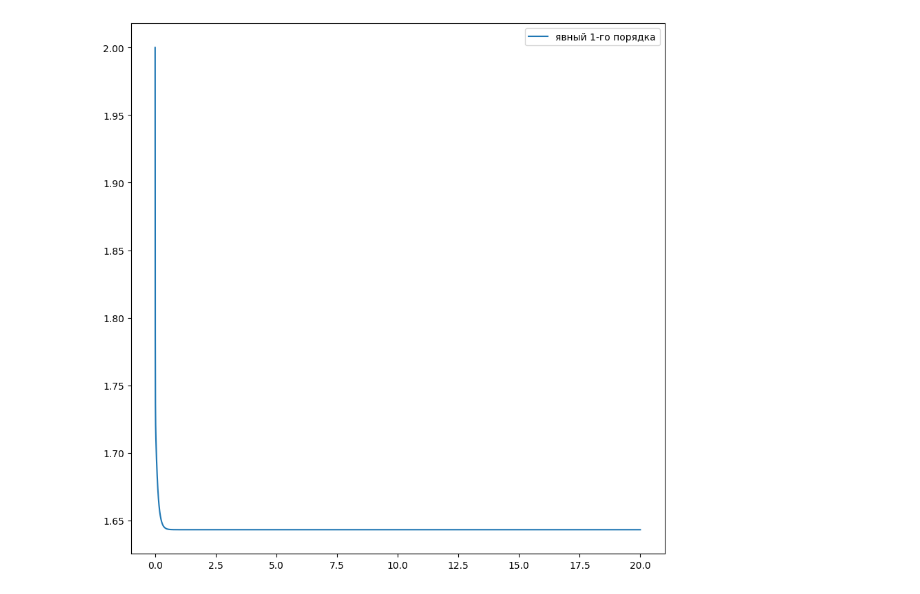
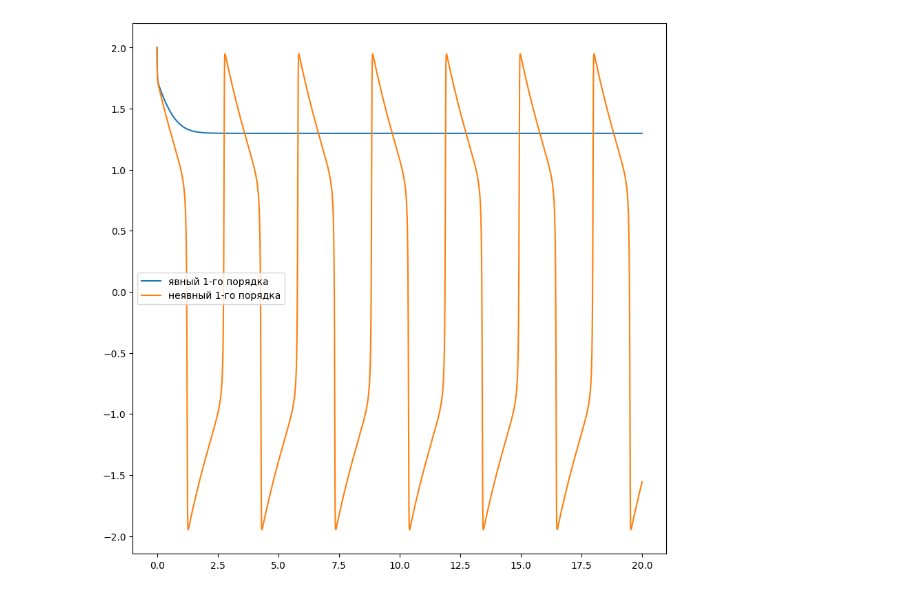
Before and after one commit to ArnautovPeter/projectPractice, a Jupyter notebook: code.ipynb, the cells around one changed output. Drawn from its saved outputs; the diff is of its cells as text; code cells hidden in the pictures.

```diff
--- a/code.ipynb
+++ b/code.ipynb
@@ -3,48 +3,60 @@ import matplotlib.pyplot as plt
 import sympy as sym
 import numpy as np
 import math
+# %%
+def newtonsMethod(a, c, T, y, b, x):
+    l = [x]
+    for i in range(100):
+        xn = l[-1]
+        f = -xn+(-a*(xn**3/3-xn)+a*((-xn+c)*T+y)/(1+b*T))*T+x
+        g = -1+a*T*(-T/(b*T+1)-xn**2+1)
+        l.append(l[-1] - f/g)
+    return l[-1]
 # %%
-s_t, s_x, s_y, s_z = 0, 0, 0, 0
-C1 = 1
-C2 = 2
-x_d = (C1+3*C2*s_t) * math.e**(2*s_t)
-y_d = (C2 - C1 - 3 * C2 * s_t) * math.e**(2*s_t)
-
-T = 0.001
+T = 0.0001
 Tl = 0
-
-x_deriv = s_x + s_z - s_y
-y_deriv = s_x + s_y - s_z
-z_deriv = 2 * s_x - s_y
 
 t_start = 0
 t_finish = 20
 
-a = 100
-c = 0.5
-b = 1
-tn = t_start
-t = tn + T
-arrayx1 = [2]
-arrayy1 = [0]
-tl = [tn]
-while t <= t_finish:
-    tl.append(t)
-    t += T
-for i in range(1, len(tl)):
-    t = tl[i]
-    xvn = arrayx1[-1]
-    yvn = arrayy1[-1]
-    #явный метод 1-го порядка
-    xn1 = T*(-a*((xvn**3)/3-xvn)+a*yvn) + xvn
-    yn1 = T*(-xvn - b*yvn) + yvn
-    arrayx1.append(xn1)
-    arrayy1.append(yn1)
+for a in range(1, 1000, 500):
+    # b /= 1000
+    a = 50
+    c = 0.5
+    b = 1.4
+    tn = t_start
+    t = tn + T
+    arrayx1 = [2]
+    arrayy1 = [0]
+    arrayx2 = [2]
+    arrayy2 = [0]
+    tl = [tn]
+    while t <= t_finish:
+        tl.append(t)
+        t += T
+    for i in range(1, len(tl)):
+        t = tl[i]
+        xvn = arrayx1[-1]
+        yvn = arrayy1[-1]
+        #явный метод 1-го порядка
+        xn1 = T*(-a*((xvn**3)/3-xvn)+a*yvn) + xvn
+        yn1 = T*(-xvn - b*yvn + c) + yvn
+        arrayx1.append(xn1)
+        arrayy1.append(yn1)
+        #неявный
+        xvn = arrayx2[-1]
+        yvn = arrayy2[-1]
+        xn2 = newtonsMethod(a, c, T, yvn, b, xvn)
+        yn2 = (-T*xn2 + yvn)/(1+b*T)
+        arrayx2.append(xn2)
+        arrayy2.append(yn2)
 
 
-f = plt.figure(figsize=(10, 10))
-px1 = f.add_subplot(111)
-px1.plot(tl, arrayx1, label="явный 1-го порядка")
-px1.legend()
-f.show()
+    f = plt.figure(figsize=(10, 10))
+    px1 = f.add_subplot(111)
+    px1.plot(tl, arrayx1, label="явный 1-го порядка")
+    px1.legend()
+    px1.plot(tl, arrayx2, label="неявный 1-го порядка")
+    px1.legend()
+    f.show()
 # %% [output]
@@ -51 +64 @@ f.show()
-[figure, old version]
+[figure, new version]
```
Also changed, not shown: parts of 1 cell of this notebook, 35 other files.
